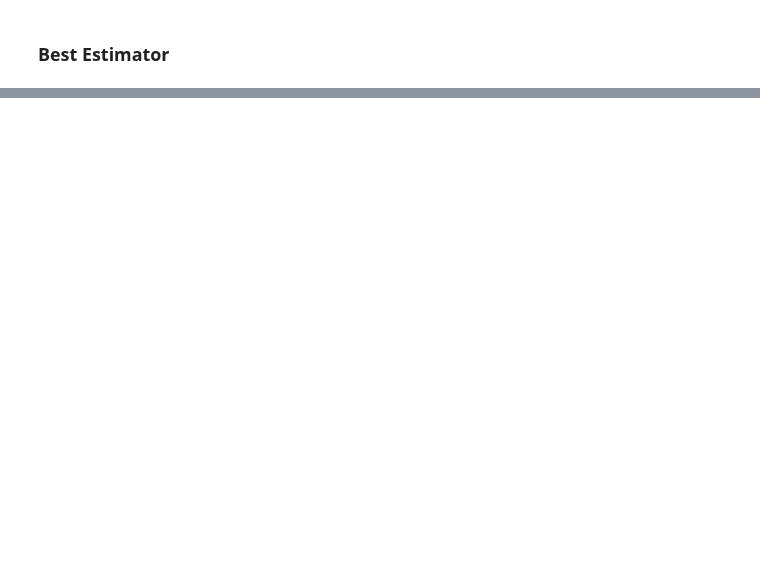
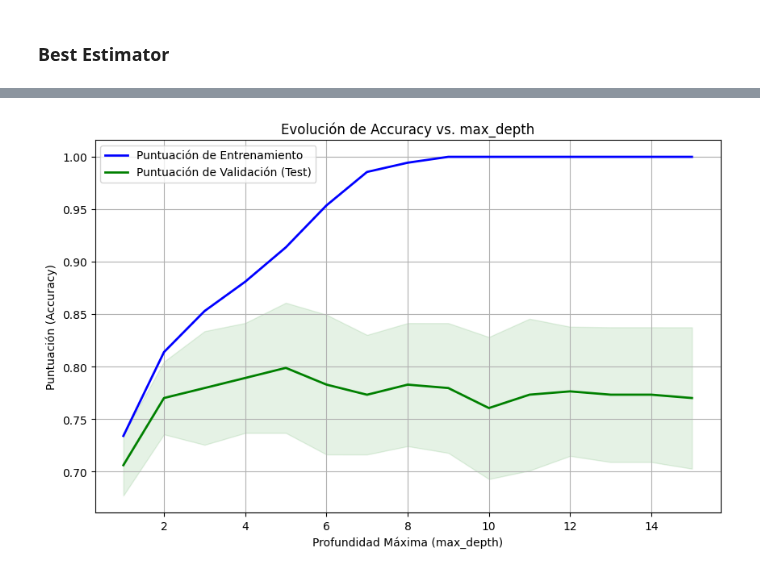
Before and after one commit to 4GeeksAcademy/sarayruiz---Machine-Learning, a Jupyter notebook: src/05-random-forest-diabetes.ipynb, the cells around one changed output, grey strips where cells are left out. Saved outputs shown, nothing was run; the diff lists cells and outputs as text; code cells hidden in the pictures; blank space fills up the shorter version.

```diff
--- a/src/05-random-forest-diabetes.ipynb
+++ b/src/05-random-forest-diabetes.ipynb
@@ -216,3 +193,49 @@ get_classifier_metrics(y_pred_test_grid, y_test, y_pred_train_grid, y_train)
+# %%
+# 1. Defino los valores de max_depth a probar (eje X).
+# Se prueba desde 1 hasta 15 de profundidad ya que el mejor dato dato en la hiperparametrización es el 5.
+max_depth_range = np.arange(1, 16)
+
+# 2. Calculo la curva de validación.
+# Uso un n_estimators fijo, el 100 que es el que sale en el mejor hiper parametro.
+train_scores, test_scores = validation_curve(RandomForestClassifier(random_state=18,
+                                                                    n_estimators=100,
+                                                                    criterion='gini',
+                                                                    max_depth=5,
+                                                                    min_samples_leaf=1,
+                                                                    min_samples_split=2),
+                                                                    X_train, y_train,
+                                                                    param_name="max_depth",
+                                                                    param_range=max_depth_range,
+                                                                    cv=5,
+                                                                    scoring="accuracy",
+                                                                    n_jobs=-1)
+
+# 3. Calcular la media de los scores
+train_scores_mean = np.mean(train_scores, axis=1)
+test_scores_mean = np.mean(test_scores, axis=1)
+test_scores_std = np.std(test_scores, axis=1)
+
+
+# 4. Graficar la evolución
+plt.figure(figsize=(10, 6))
+plt.title("Evolución de Accuracy vs. max_depth")
+plt.xlabel("Profundidad Máxima (max_depth)")
+plt.ylabel("Puntuación (Accuracy)")
+plt.grid(True)
+
+plt.plot(max_depth_range, train_scores_mean,
+         label="Puntuación de Entrenamiento", color="blue", lw=2)
+
+plt.plot(max_depth_range, test_scores_mean,
+         label="Puntuación de Validación (Test)", color="green", lw=2)
+
+plt.fill_between(max_depth_range, test_scores_mean - test_scores_std,
+                 test_scores_mean + test_scores_std, alpha=0.1, color="green")
+
+plt.legend(loc="best")
+plt.show()
+# %% [output]
+[figure, added]
 # %%
 # Obtener el mejor modelo
 best_model_insu = grid_search_foreclas.best_estimator_
```
Also changed, not shown: parts of 19 cells of this notebook, 1 other file.
